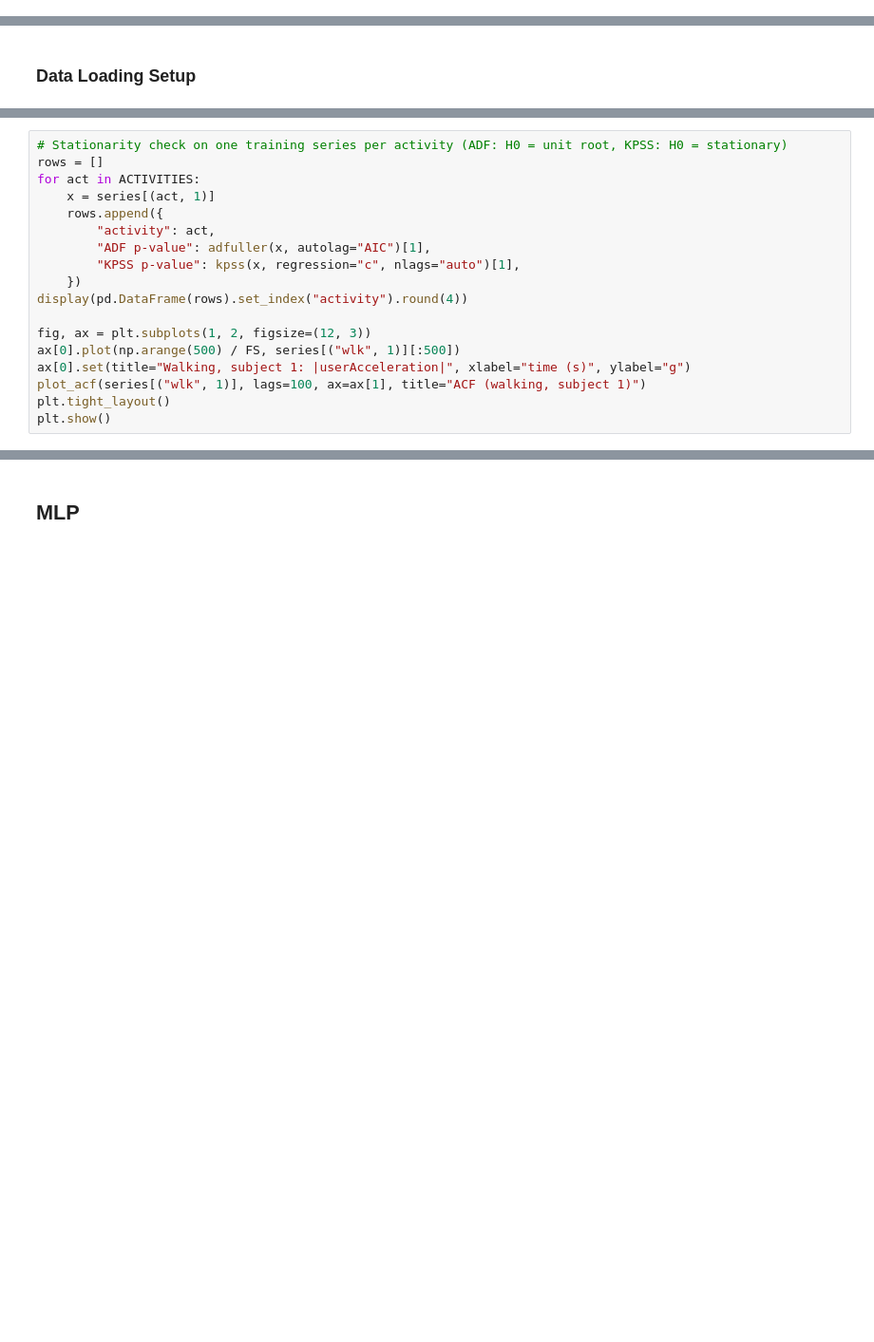
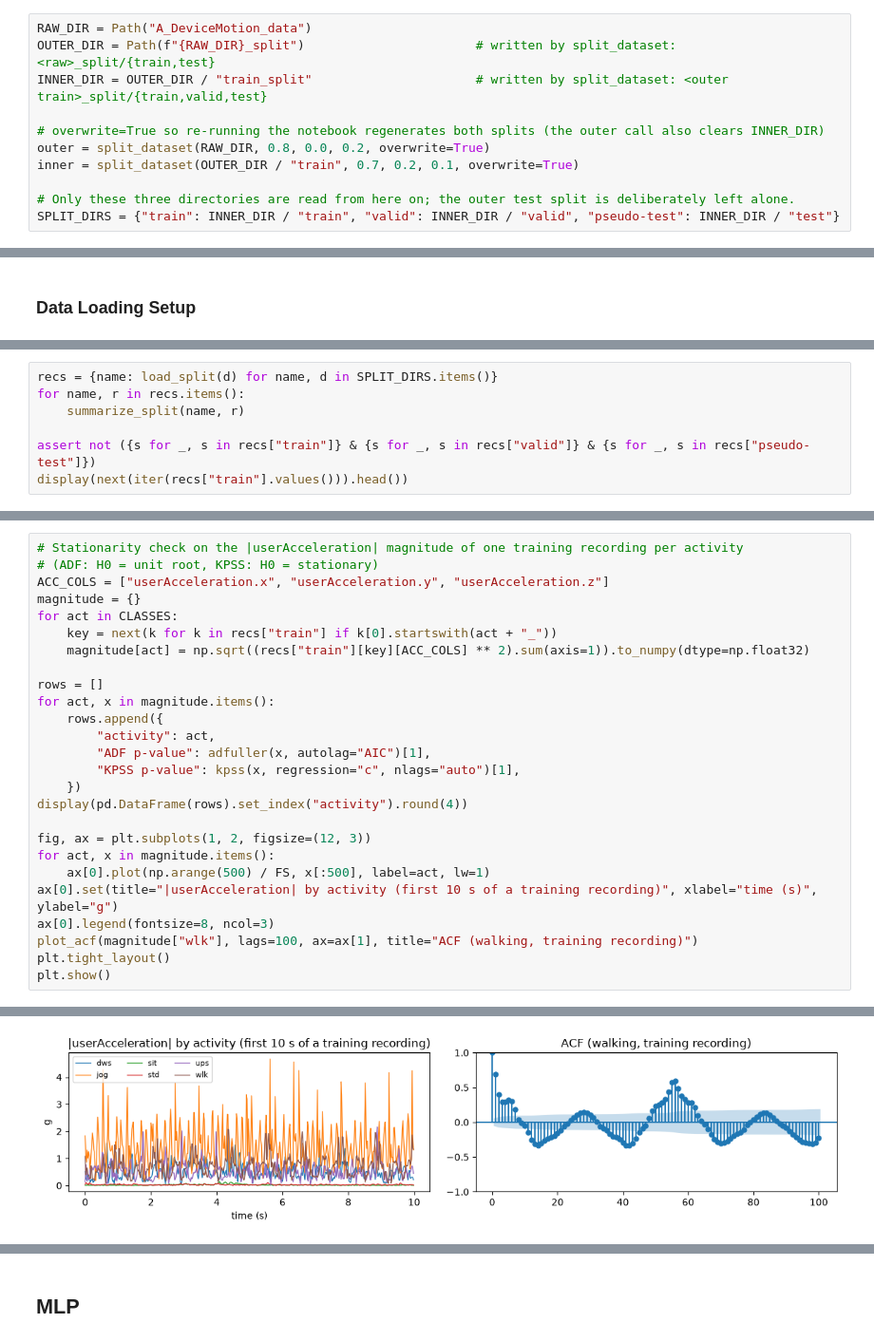
Before and after one commit to wisdom-C8/AISE-4010-Motionsense-phone-IMU, a Jupyter notebook: AISE4010_Project_Group8.ipynb, the cells around one changed output, grey strips where cells are left out. Shown at 95% size. Saved outputs shown, nothing was run; the diff lists cells and outputs as text; blank space fills up the shorter version.

Commit message:
Copy classification notebook from Classification branch

```diff
--- a/AISE4010_Project_Group8.ipynb
+++ b/AISE4010_Project_Group8.ipynb
@@ -25,0 +127,11 @@ from torch.utils.data import DataLoader, TensorDataset
+# %%
+RAW_DIR = Path("A_DeviceMotion_data")
+OUTER_DIR = Path(f"{RAW_DIR}_split")                       # written by split_dataset: <raw>_split/{train,test}
+INNER_DIR = OUTER_DIR / "train_split"                      # written by split_dataset: <outer train>_split/{train,valid,test}
+
+# overwrite=True so re-running the notebook regenerates both splits (the outer call also clears INNER_DIR)
+outer = split_dataset(RAW_DIR, 0.8, 0.0, 0.2, overwrite=True)
+inner = split_dataset(OUTER_DIR / "train", 0.7, 0.2, 0.1, overwrite=True)
+
+# Only these three directories are read from here on; the outer test split is deliberately left alone.
+SPLIT_DIRS = {"train": INNER_DIR / "train", "valid": INNER_DIR / "valid", "pseudo-test": INNER_DIR / "test"}
@@ -171,0 +179,7 @@ print(pd.Series(act_test).value_counts().sort_index())
+# %%
+recs = {name: load_split(d) for name, d in SPLIT_DIRS.items()}
+for name, r in recs.items():
+    summarize_split(name, r)
+
+assert not ({s for _, s in recs["train"]} & {s for _, s in recs["valid"]} & {s for _, s in recs["pseudo-test"]})
+display(next(iter(recs["train"].values())).head())
@@ -172,8 +271,14 @@ print(pd.Series(act_test).value_counts().sort_index())
 # %%
-# Stationarity check on one training series per activity (ADF: H0 = unit root, KPSS: H0 = stationary)
+# Stationarity check on the |userAcceleration| magnitude of one training recording per activity
+# (ADF: H0 = unit root, KPSS: H0 = stationary)
+ACC_COLS = ["userAcceleration.x", "userAcceleration.y", "userAcceleration.z"]
+magnitude = {}
+for act in CLASSES:
+    key = next(k for k in recs["train"] if k[0].startswith(act + "_"))
+    magnitude[act] = np.sqrt((recs["train"][key][ACC_COLS] ** 2).sum(axis=1)).to_numpy(dtype=np.float32)
+
 rows = []
-for act in ACTIVITIES:
-    x = series[(act, 1)]
+for act, x in magnitude.items():
     rows.append({
         "activity": act,
         "ADF p-value": adfuller(x, autolag="AIC")[1],
@@ -182,8 +287,11 @@ for act in ACTIVITIES:
 display(pd.DataFrame(rows).set_index("activity").round(4))
 
 fig, ax = plt.subplots(1, 2, figsize=(12, 3))
-ax[0].plot(np.arange(500) / FS, series[("wlk", 1)][:500])
-ax[0].set(title="Walking, subject 1: |userAcceleration|", xlabel="time (s)", ylabel="g")
-plot_acf(series[("wlk", 1)], lags=100, ax=ax[1], title="ACF (walking, subject 1)")
+for act, x in magnitude.items():
+    ax[0].plot(np.arange(500) / FS, x[:500], label=act, lw=1)
+ax[0].set(title="|userAcceleration| by activity (first 10 s of a training recording)", xlabel="time (s)", ylabel="g")
+ax[0].legend(fontsize=8, ncol=3)
+plot_acf(magnitude["wlk"], lags=100, ax=ax[1], title="ACF (walking, training recording)")
 plt.tight_layout()
 plt.show()
+# %% [output]
@@ -190,2 +306,3 @@ plt.show()
+[figure, added]
 # %%
 def evaluate(y_true, y_pred):
```
Also changed, not shown: parts of 50 cells of this notebook.
